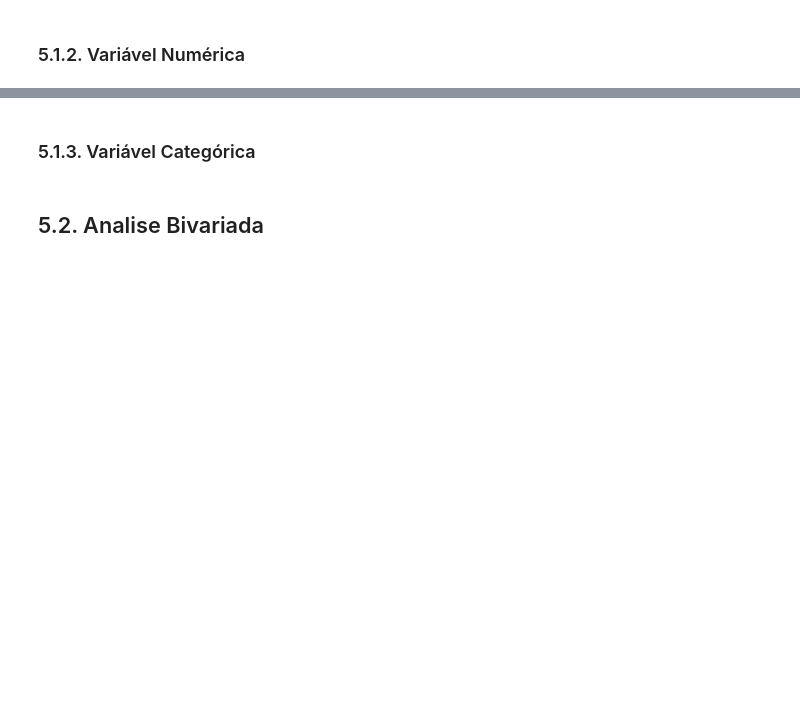
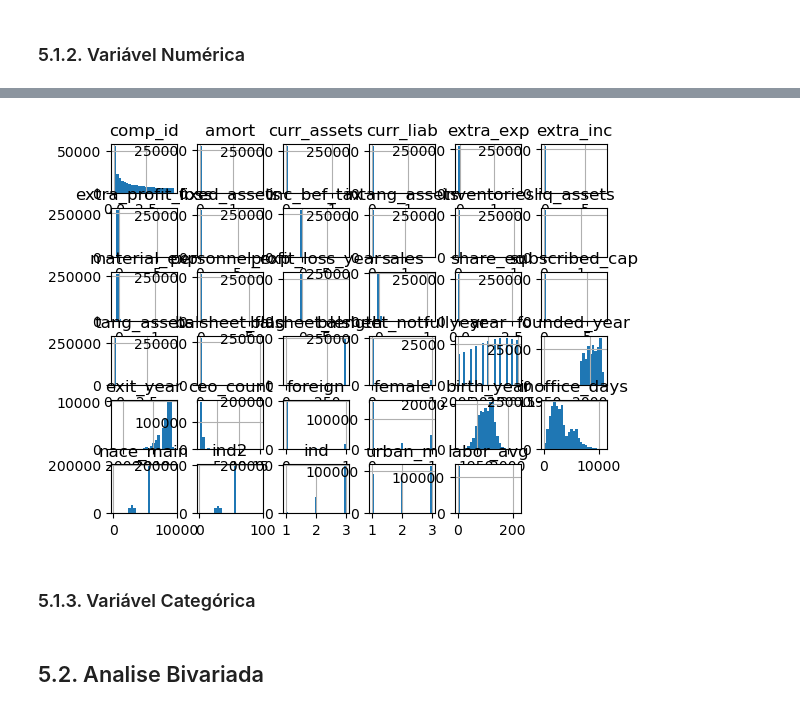
Before and after one commit to adambry/Atividade_Integradora_1T, a Jupyter notebook: PI_Main.ipynb, the cells around one changed output, grey strips where cells are left out. Drawn from its saved outputs; the diff is of its cells as text; code cells hidden in the pictures; blank space fills up the shorter version.

```diff
--- a/PI_Main.ipynb
+++ b/PI_Main.ipynb
@@ -255,3 +567,7 @@ for figura_num in range(num_total_figuras):
+# %%
+var_num.hist( bins=25 )
+# %% [output]
+[figure, added]
 # %% [markdown]
 ### 5.1.3. Variável Categórica
 # %% [markdown]
```
Also changed, not shown: parts of 41 cells of this notebook.
